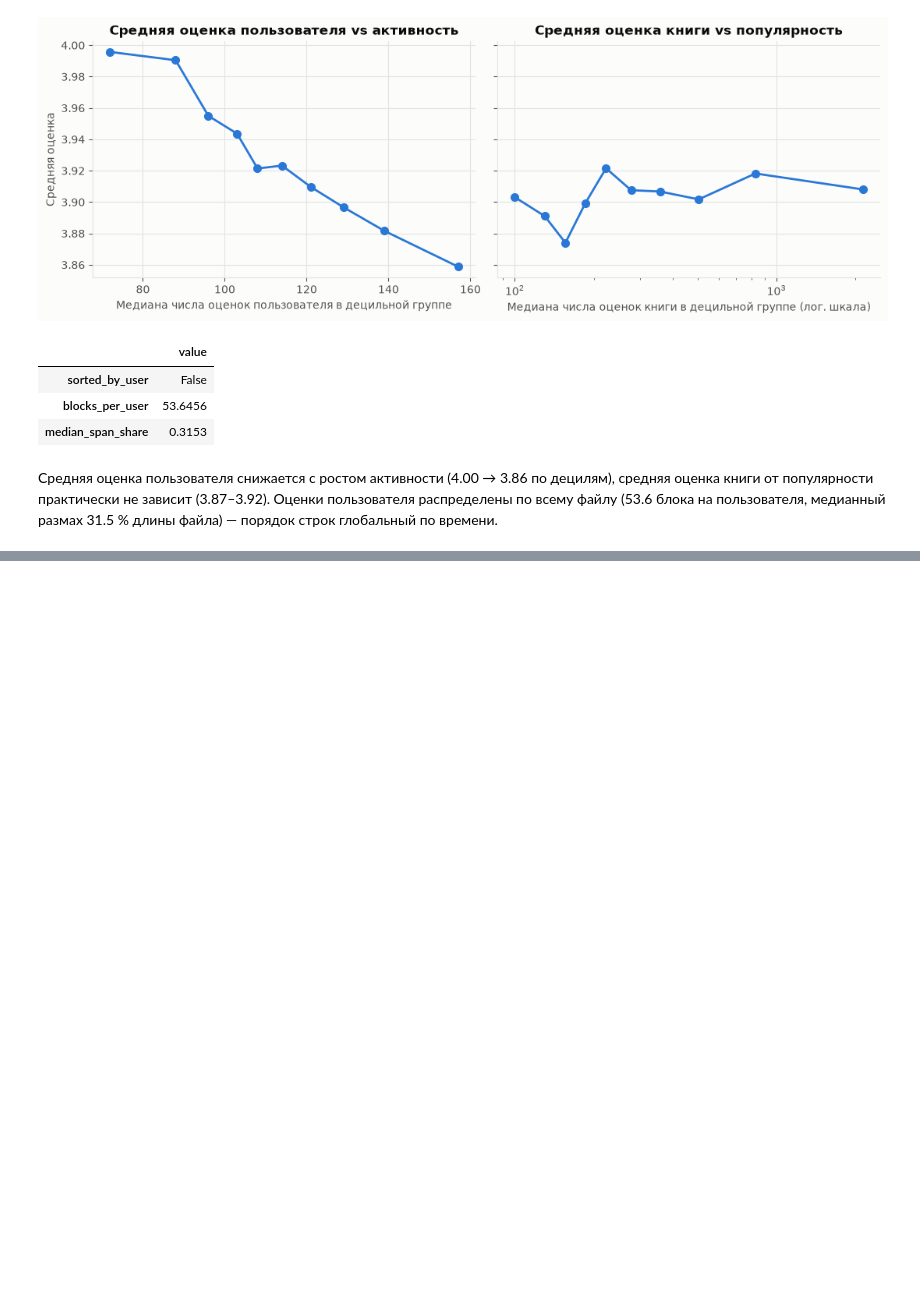
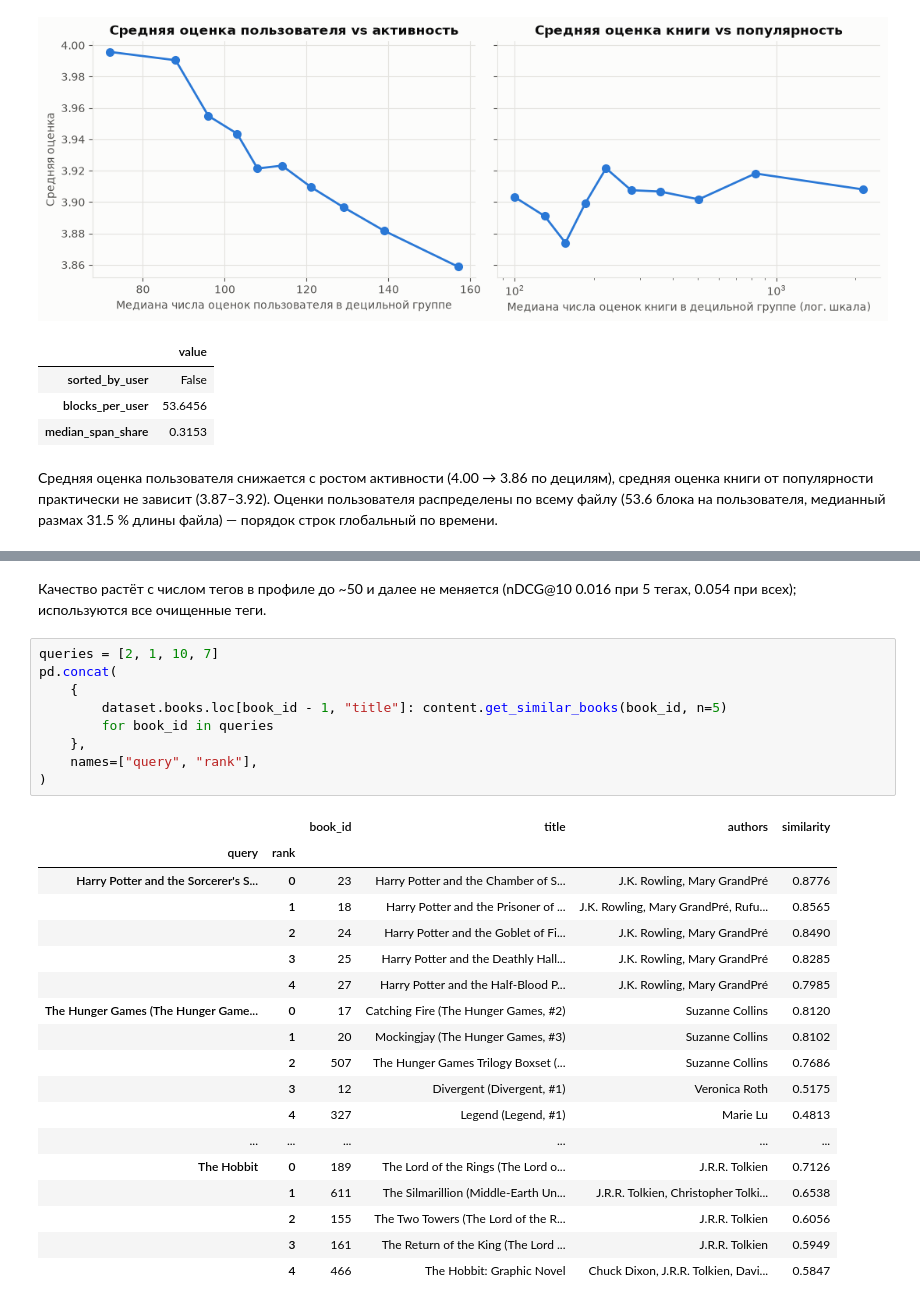
Before and after one commit to a-kapset/Rec_Systems_HW1, a Jupyter notebook: notebooks/goodbooks_recsys.ipynb, the cells around one changed output, grey strips where cells are left out. Cells and saved outputs as stored; diff of their text form; blank space fills up the shorter version.

```diff
--- a/notebooks/goodbooks_recsys.ipynb
+++ b/notebooks/goodbooks_recsys.ipynb
@@ -202,0 +356,30 @@ eda.chronology_check(ratings).to_frame("value")
+# %% [markdown]
+Качество растёт с числом тегов в профиле до ~50 и далее не меняется (nDCG@10 0.016 при 5 тегах, 0.054 при всех); используются все очищенные теги.
+# %%
+queries = [2, 1, 10, 7]
+pd.concat(
+    {
+        dataset.books.loc[book_id - 1, "title"]: content.get_similar_books(book_id, n=5)
+        for book_id in queries
+    },
+    names=["query", "rank"],
+)
+# %% [output]
+|  |  | book_id | title | authors | similarity |
+| query | rank |  |  |  |  |
+| Harry Potter and the Sorcerer's S... | 0 | 23 | Harry Potter and the Chamber of S... | J.K. Rowling, Mary GrandPré | 0.8776 |
+|  | 1 | 18 | Harry Potter and the Prisoner of ... | J.K. Rowling, Mary GrandPré, Rufu... | 0.8565 |
+|  | 2 | 24 | Harry Potter and the Goblet of Fi... | J.K. Rowling, Mary GrandPré | 0.8490 |
+|  | 3 | 25 | Harry Potter and the Deathly Hall... | J.K. Rowling, Mary GrandPré | 0.8285 |
+|  | 4 | 27 | Harry Potter and the Half-Blood P... | J.K. Rowling, Mary GrandPré | 0.7985 |
+| The Hunger Games (The Hunger Game... | 0 | 17 | Catching Fire (The Hunger Games, #2) | Suzanne Collins | 0.8120 |
+|  | 1 | 20 | Mockingjay (The Hunger Games, #3) | Suzanne Collins | 0.8102 |
+|  | 2 | 507 | The Hunger Games Trilogy Boxset (... | Suzanne Collins | 0.7686 |
+|  | 3 | 12 | Divergent (Divergent, #1) | Veronica Roth | 0.5175 |
+|  | 4 | 327 | Legend (Legend, #1) | Marie Lu | 0.4813 |
+| ... | ... | ... | ... | ... | ... |
+| The Hobbit | 0 | 189 | The Lord of the Rings (The Lord o... | J.R.R. Tolkien | 0.7126 |
+|  | 1 | 611 | The Silmarillion (Middle-Earth Un... | J.R.R. Tolkien, Christopher Tolki... | 0.6538 |
+|  | 2 | 155 | The Two Towers (The Lord of the R... | J.R.R. Tolkien | 0.6056 |
+|  | 3 | 161 | The Return of the King (The Lord ... | J.R.R. Tolkien | 0.5949 |
+|  | 4 | 466 | The Hobbit: Graphic Novel | Chuck Dixon, J.R.R. Tolkien, Davi... | 0.5847 |
```
Also changed, not shown: parts of 16 cells of this notebook, 14 other files.
